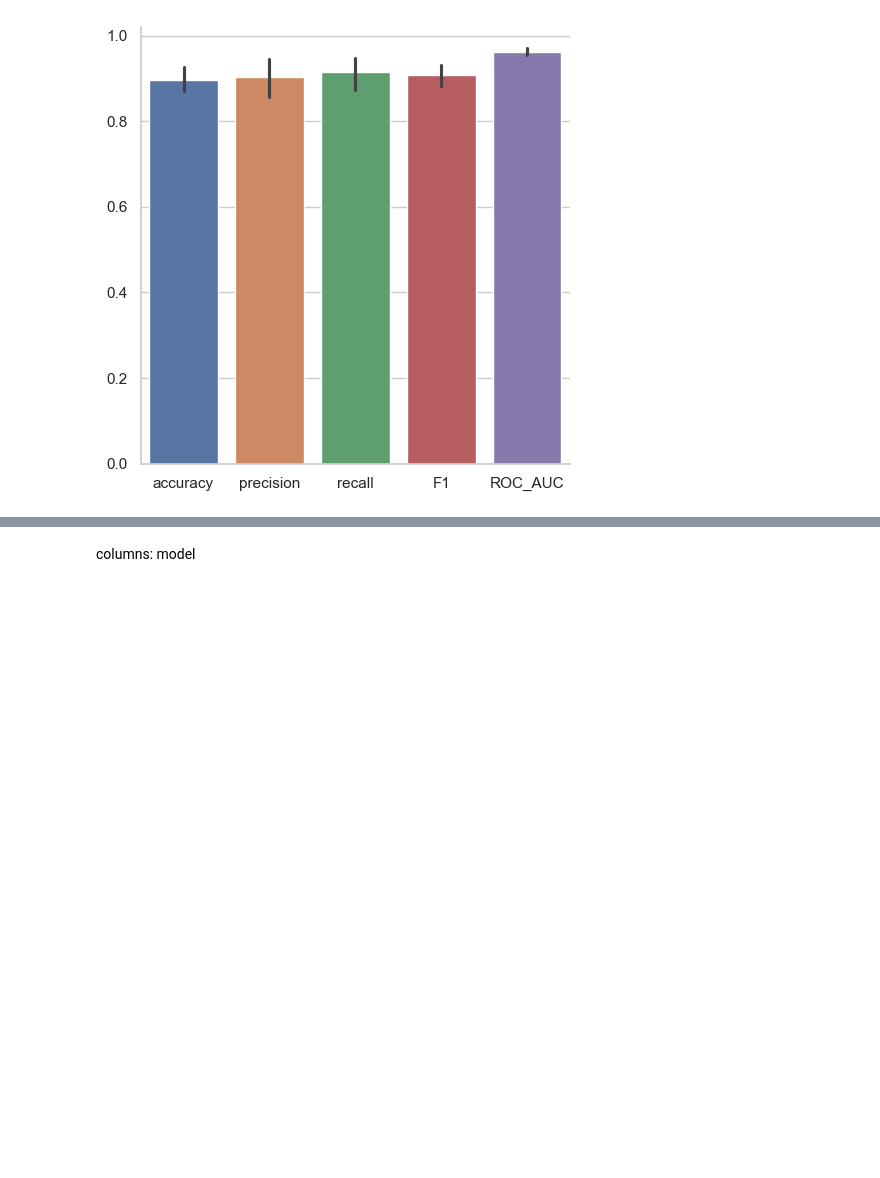
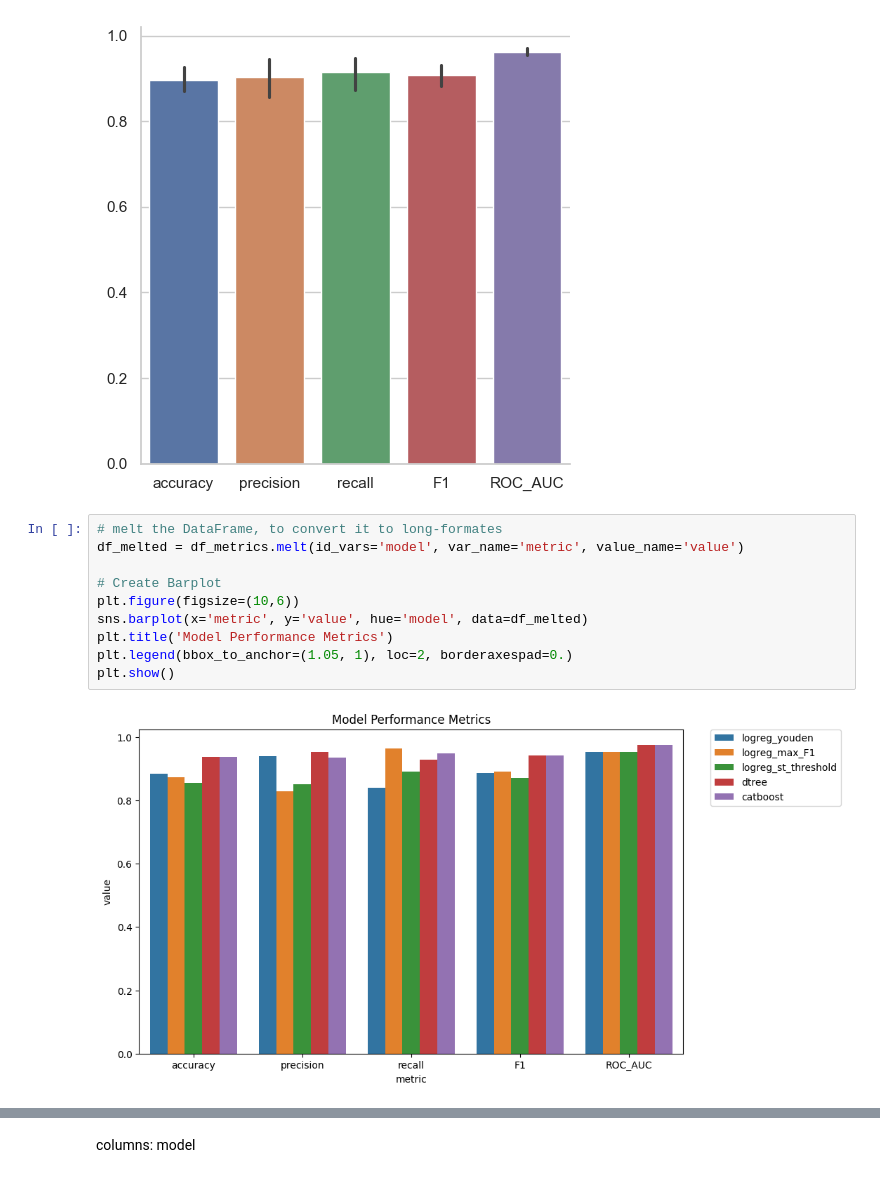
Before and after one commit to forster-j/churn-prediction, a Jupyter notebook: 07_conclusion.ipynb, the cells around one changed output, grey strips where cells are left out. Drawn from its saved outputs; the diff is of its cells as text; blank space fills up the shorter version.

```diff
--- a/07_conclusion.ipynb
+++ b/07_conclusion.ipynb
@@ -61,3 +61,15 @@ sns.catplot(data=df_metrics, kind='bar', dodge=False)
 # %% [output]
 <seaborn.axisgrid.FacetGrid at 0x...>
 [figure]
+# %%
+# melt the DataFrame, to convert it to long-formates
+df_melted = df_metrics.melt(id_vars='model', var_name='metric', value_name='value')
+
+# Create Barplot
+plt.figure(figsize=(10,6))
+sns.barplot(x='metric', y='value', hue='model', data=df_melted)
+plt.title('Model Performance Metrics')
+plt.legend(bbox_to_anchor=(1.05, 1), loc=2, borderaxespad=0.)
+plt.show()
+# %% [output]
+[figure, added]
```
Also changed, not shown: parts of 1 cell of this notebook, 1 other file.
